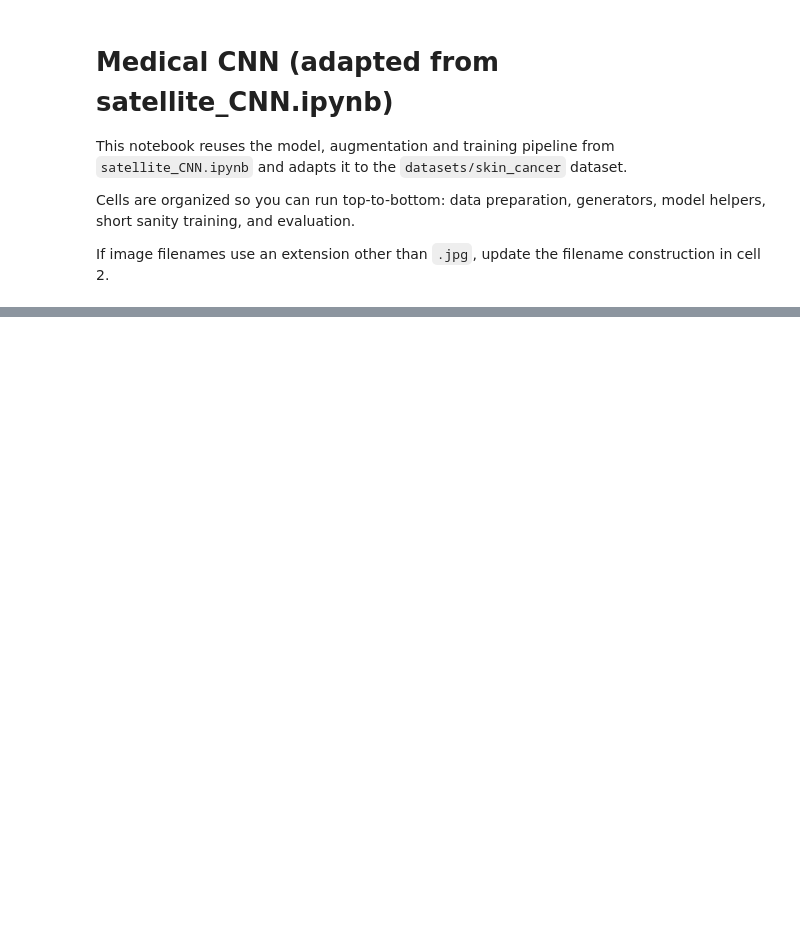
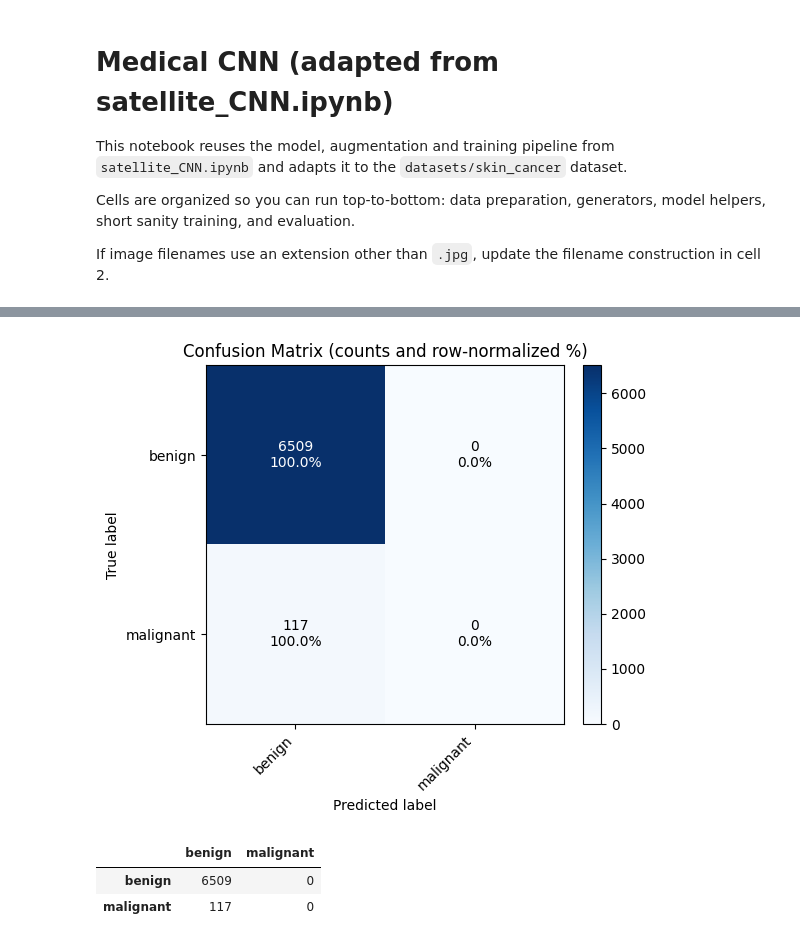
Before and after one commit to ousghao/deep_learning, a Jupyter notebook: classification/medical_CNN.ipynb, the cells around one changed output, grey strips where cells are left out. Saved outputs shown, nothing was run; the diff lists cells and outputs as text; code cells hidden in the pictures; blank space fills up the shorter version.

```diff
--- a/classification/medical_CNN.ipynb
+++ b/classification/medical_CNN.ipynb
@@ -234,0 +513,48 @@ else:
+# %%
+# Plot confusion matrix (counts + row-normalized percentages)
+if 'pred_classes' in globals() and 'y_true' in globals() and len(y_true) > 0:
+    cm = confusion_matrix(y_true, pred_classes)
+    labels = globals().get('class_labels', [str(i) for i in range(cm.shape[0])])
+    # row-normalized (per true class) to show recall-like percentages
+    with np.errstate(all='ignore'):
+        cm_norm = cm.astype(float) / cm.sum(axis=1, keepdims=True)
+        cm_norm = np.nan_to_num(cm_norm)
+
+    fig, ax = plt.subplots(figsize=(6,5))
+    im = ax.imshow(cm, interpolation='nearest', cmap=plt.cm.Blues)
+    plt.colorbar(im, ax=ax, fraction=0.046, pad=0.04)
+
+    ax.set_xticks(np.arange(len(labels)))
+    ax.set_yticks(np.arange(len(labels)))
+    ax.set_xticklabels(labels, rotation=45, ha='right')
+    ax.set_yticklabels(labels)
+    ax.set_ylabel('True label')
+    ax.set_xlabel('Predicted label')
+    ax.set_title('Confusion Matrix (counts and row-normalized %)')
+
+    # annotate cells with count and percentage
+    thresh = cm.max() / 2.0 if cm.max() > 0 else 0.5
+    for i in range(cm.shape[0]):
+        for j in range(cm.shape[1]):
+            count = int(cm[i, j])
+            pct = cm_norm[i, j] * 100.0
+            text = f"{count}\n{pct:.1f}%"
+            ax.text(j, i, text, ha="center", va="center",
+                    color="white" if cm[i, j] > thresh else "black")
+
+    plt.tight_layout()
+    plt.show()
+
+    # also print the computed matrix as a DataFrame for convenience
+    try:
+        cm_df = pd.DataFrame(cm, index=labels, columns=labels)
+        display(cm_df)
+    except Exception:
+        print(cm)
+else:
+    print("pred_classes or y_true not found / empty — cannot compute confusion matrix.")
+# %% [output]
+[figure, added]
+|  | benign | malignant |
+| benign | 6509 | 0 |
+| malignant | 117 | 0 |
```
Also changed, not shown: parts of 5 cells of this notebook.
